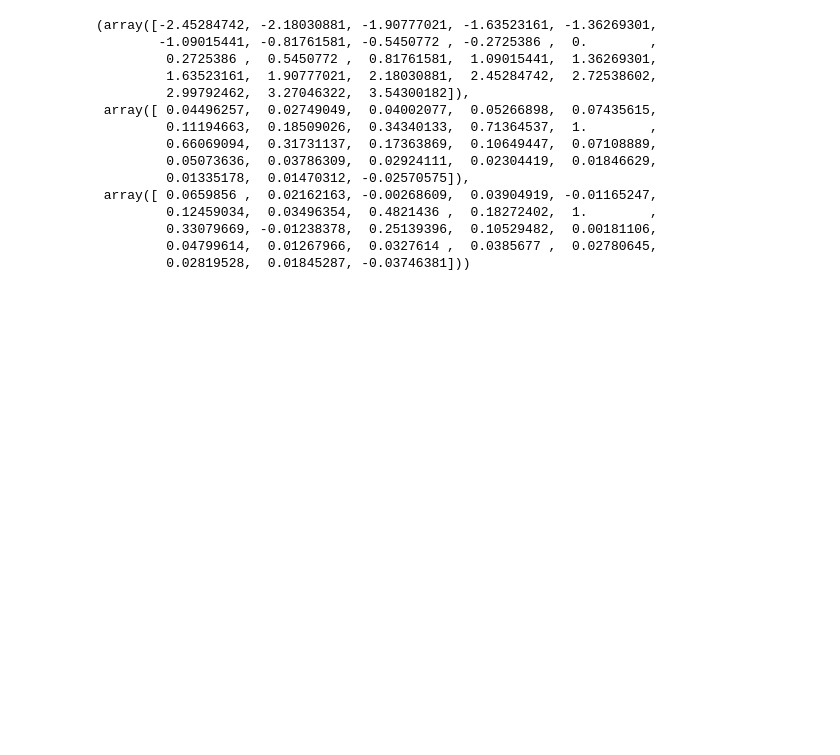
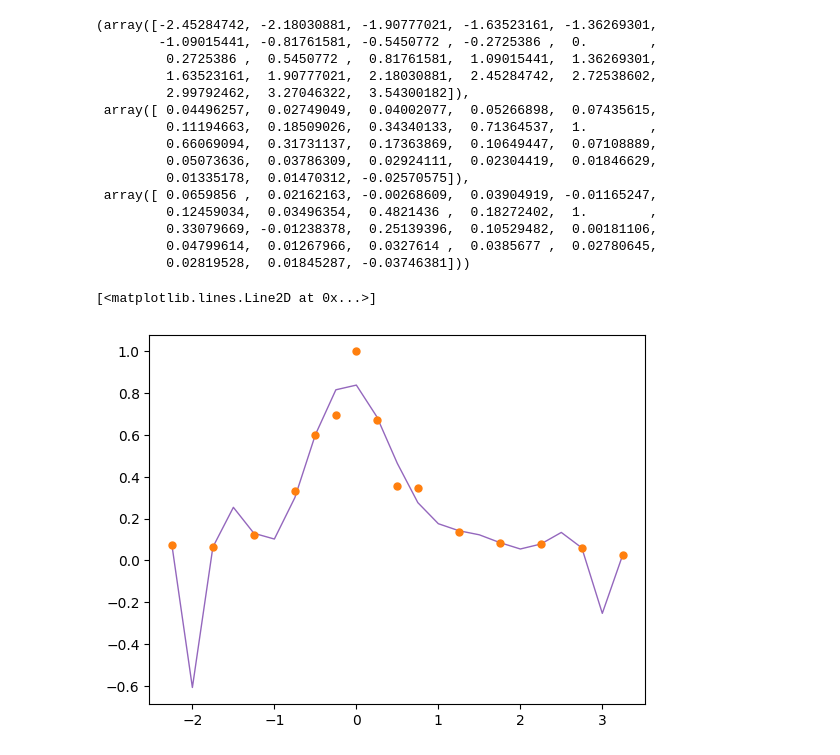
Before and after one commit to zhouperry/CeNTREX-TlF-julia-extension, a Jupyter notebook: examples/R2 transition longer beamline.ipynb, the cells around one changed output. Saved outputs shown, nothing was run; the diff lists cells and outputs as text; code cells hidden in the pictures; blank space fills up the shorter version.

```diff
--- a/examples/R2 transition longer beamline.ipynb
+++ b/examples/R2 transition longer beamline.ipynb
@@ -708,3 +713,12 @@ freqs_used/velocity_to_ir_detuning, deconv_exp_fit/np.max(deconv_exp_fit), decon
          0.33079669, -0.01238378,  0.25139396,  0.10529482,  0.00181106,
          0.04799614,  0.01267966,  0.0327614 ,  0.0385677 ,  0.02780645,
          0.02819528,  0.01845287, -0.03746381]))
+# %%
+poly_degree = 10
+poly_coeff = np.polyfit(f_0_25_mw, d_0_25_mW, poly_degree)
+interp_exp_fit = np.polyval(poly_coeff, freqs_used)
+plt.plot(freqs_used, interp_exp_fit, label=f"Polynomial degree={poly_degree} Fit\n Data for deconvolution", color='tab:purple', linewidth=1)
+plt.plot(f_0_25_mw, d_0_25_mW, 'o', label='0.25 mW data', color='tab:orange', markersize=5)
+# %% [output]
+[<matplotlib.lines.Line2D at 0x...>]
+[figure, added]
```
Also changed, not shown: parts of 1 cell of this notebook.
